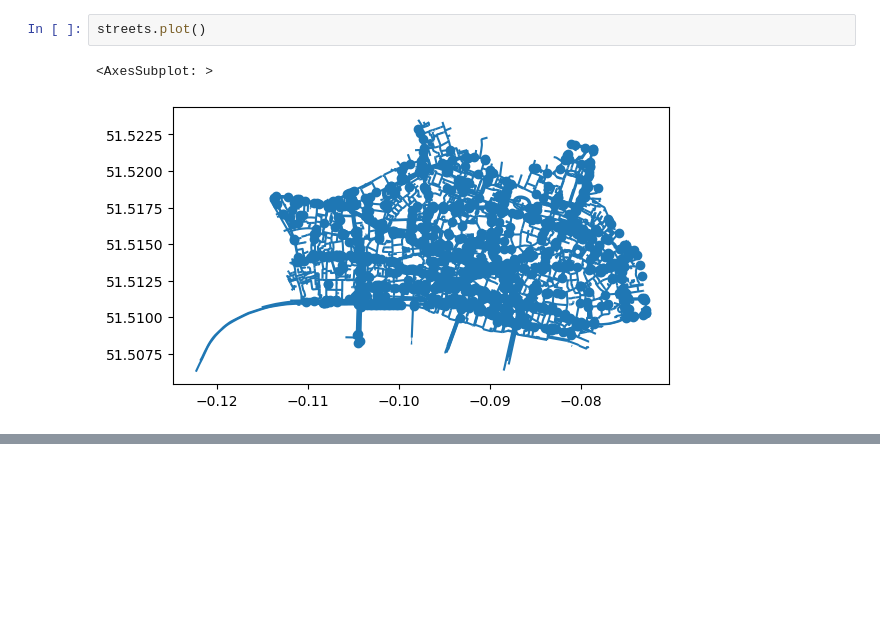
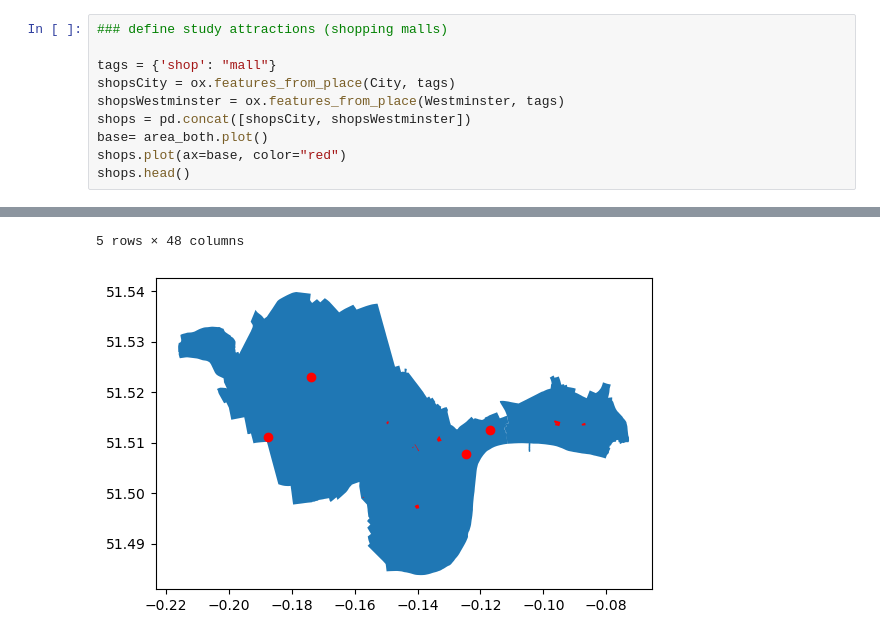
Before and after one commit to Felioxx/Mobile-ity-Scope, a Jupyter notebook: first_steps_python/get_osm_data_Anne.ipynb, the cells around one changed output, grey strips where cells are left out. Cells and saved outputs as stored; diff of their text form; blank space fills up the shorter version.

```diff
--- a/first_steps_python/get_osm_data_Anne.ipynb
+++ b/first_steps_python/get_osm_data_Anne.ipynb
@@ -104,5 +107,11 @@ shops.head()
-# %%
-streets.plot()
-# %% [output]
-<AxesSubplot: >
-[figure, removed]
+# %%
+### define study attractions (shopping malls)
+
+tags = {'shop': "mall"}
+shopsCity = ox.features_from_place(City, tags)
+shopsWestminster = ox.features_from_place(Westminster, tags)
+shops = pd.concat([shopsCity, shopsWestminster])
+base= area_both.plot()
+shops.plot(ax=base, color="red")
+shops.head()
+# %% [output]
@@ -109 +125,3 @@ streets.plot()
+5 rows × 48 columns
+[figure, added]
 # %%
```
Also changed, not shown: parts of 11 cells of this notebook.
